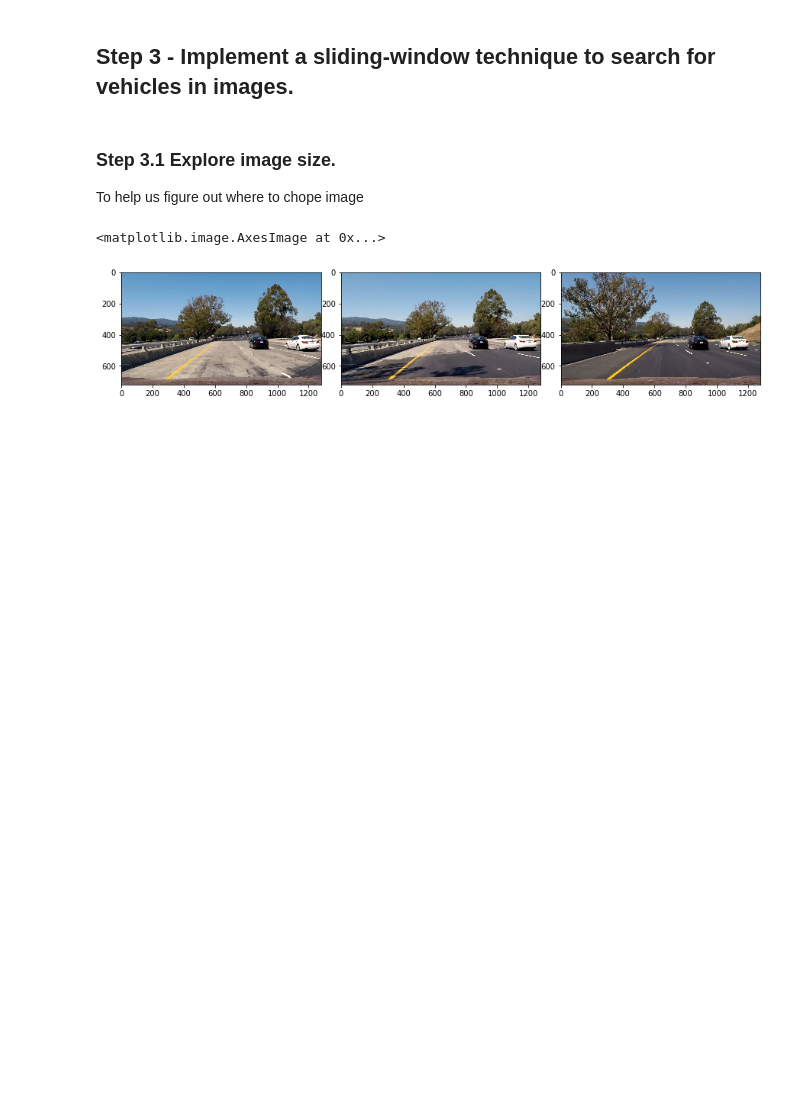
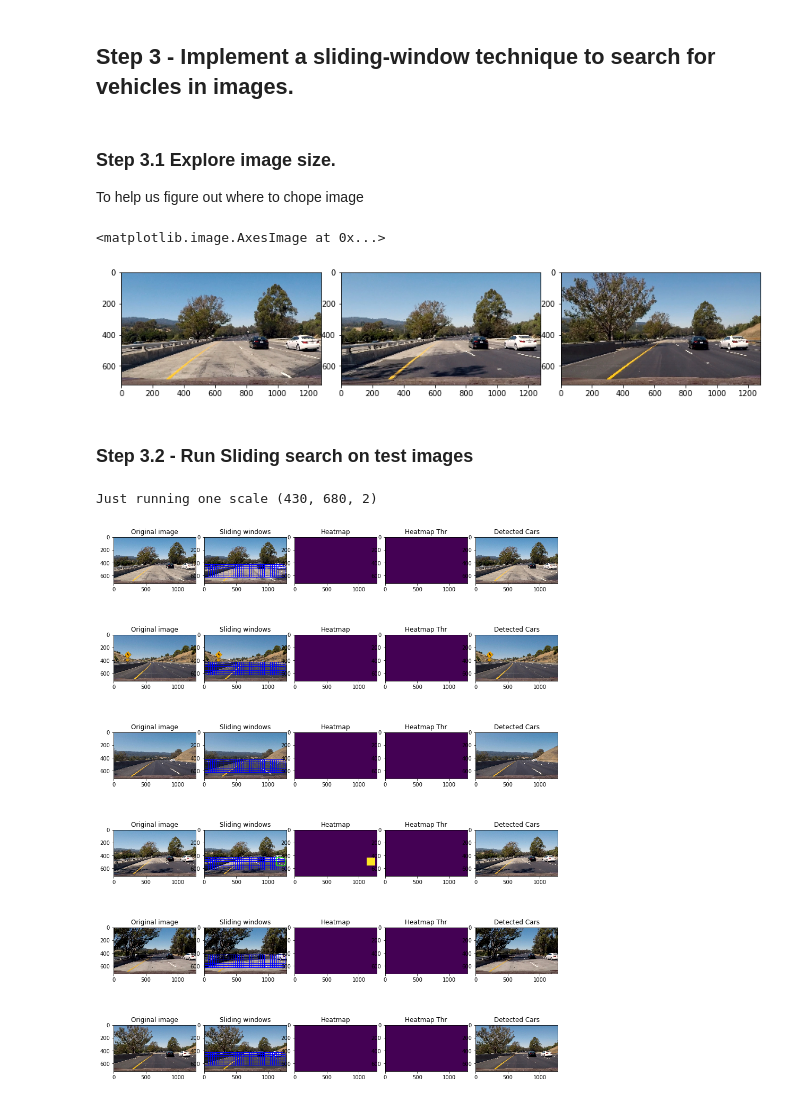
Before and after one commit to gvspraveen/CarND-Vehicle-Detection, a Jupyter notebook: solution.ipynb, the cells around one changed output. Saved outputs shown, nothing was run; the diff lists cells and outputs as text; code cells hidden in the pictures; blank space fills up the shorter version.

```diff
--- a/solution.ipynb
+++ b/solution.ipynb
@@ -422,3 +475,5 @@ axs[2].imshow(test_images[5])
 # %% [output]
 <matplotlib.image.AxesImage at 0x...>
 [figure]
+# %% [markdown]
+### Step 3.2 - Run Sliding search on test images
@@ -424,0 +526,7 @@ axs[2].imshow(test_images[5])
+# %%
+# At bottom of image, cars are bigger. Try bigger scale
+print("Just running one scale (430, 680, 2)")
+run_sliding_window_test([(430, 680, 2)], 1)
+# %% [output]
+Just running one scale (430, 680, 2)
+[figure, added]
```
Also changed, not shown: parts of 36 cells of this notebook, 3 other files.
